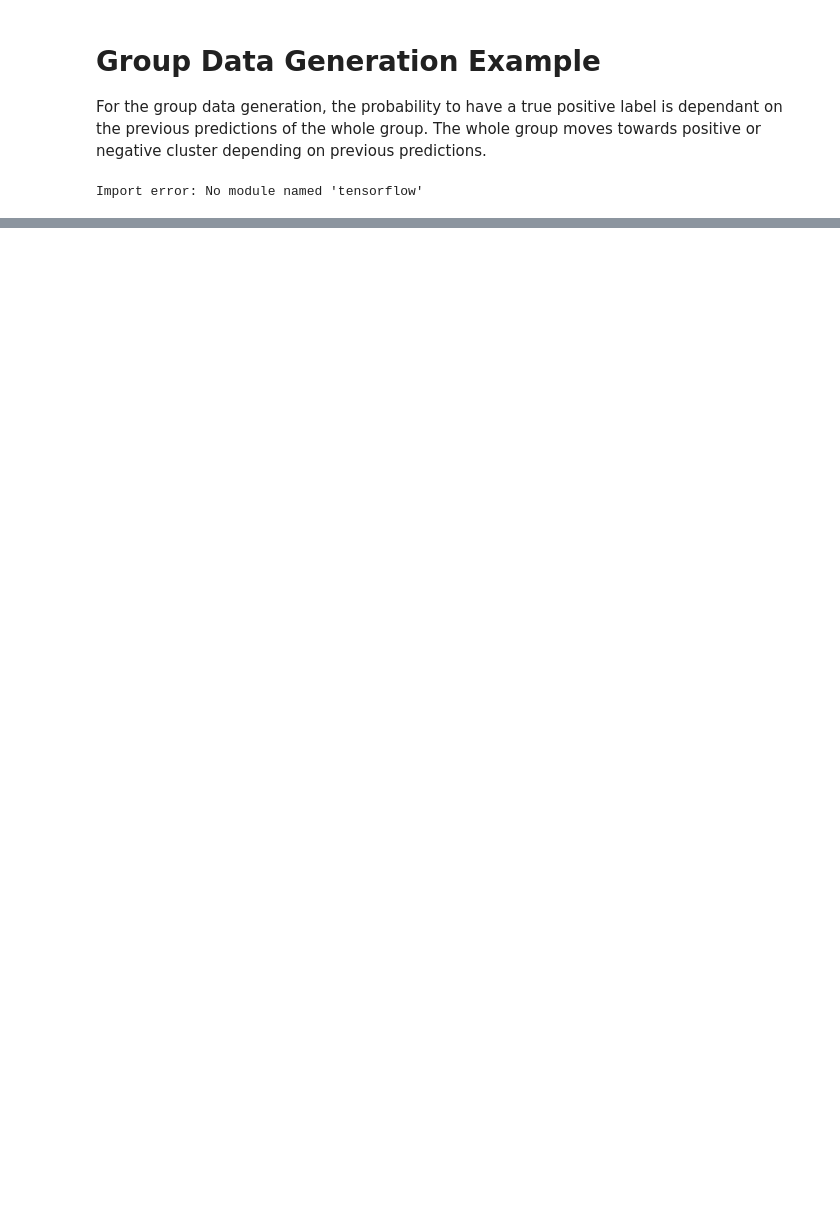
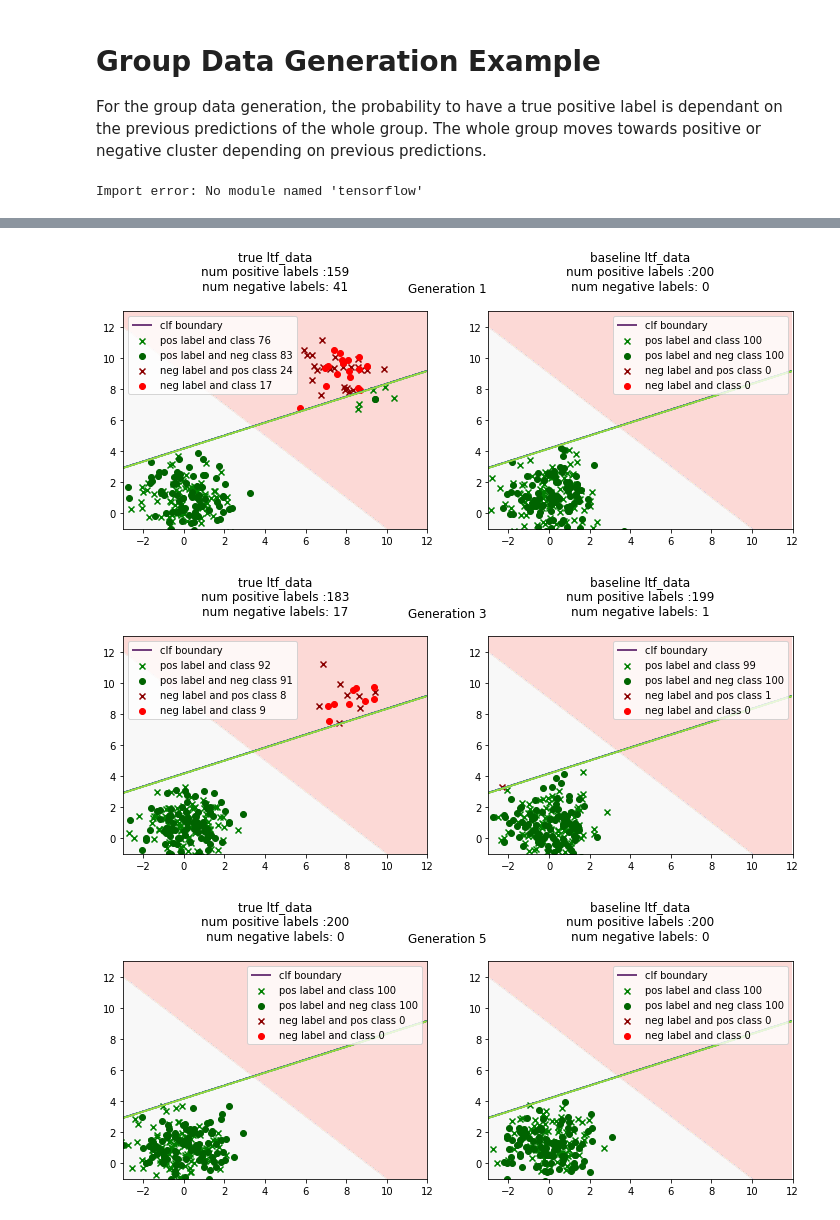
Before and after one commit to danilobr94/dynamic-aif-framework, a Jupyter notebook: examples/2_4_group_data_generation.ipynb, the cells around one changed output, grey strips where cells are left out. Saved outputs shown, nothing was run; the diff lists cells and outputs as text; code cells hidden in the pictures; blank space fills up the shorter version.

```diff
--- a/examples/2_4_group_data_generation.ipynb
+++ b/examples/2_4_group_data_generation.ipynb
@@ -68,0 +93,10 @@ l.plot_ltf(["accuracy", "disparate impact"])
+# %%
+for i in range(6):
+    l.run_generation()
+    l.run_baseline_generation()
+    if i % 2 == 0:
+        l.plot_generation()
+# %% [output]
+[figure, added]
+[figure, added]
+[figure, added]
```
Also changed, not shown: parts of 11 cells of this notebook, 3 other files.
